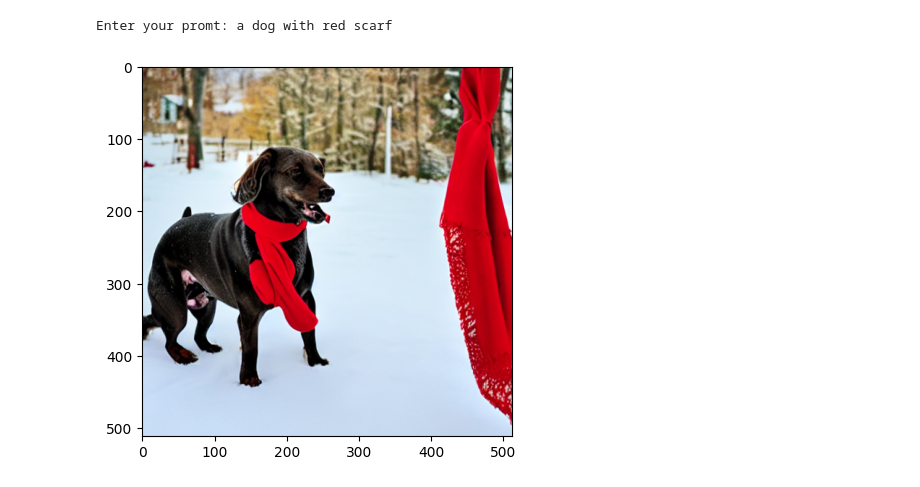
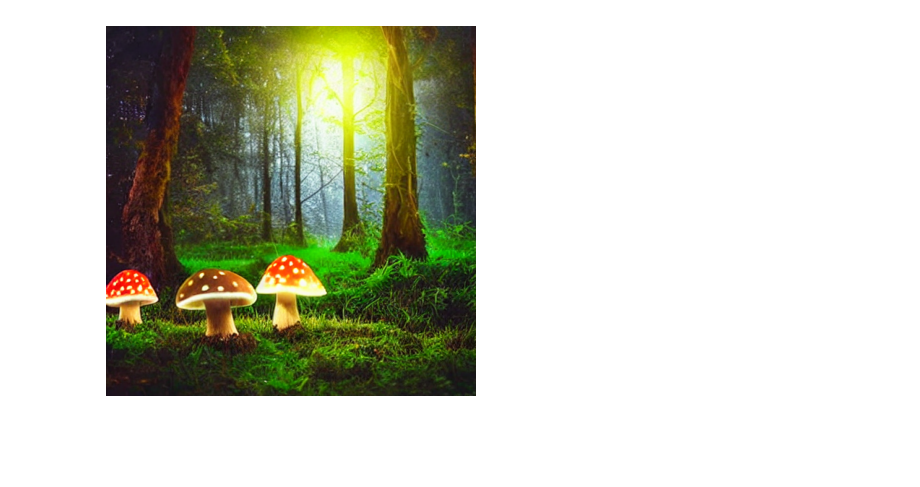
Before and after one commit to AbhipsaBanik/Text-to-image-generator, a Jupyter notebook: TEXT_TO_IMAGE_GENERATOR_(1).ipynb, the cells around one changed output. Cells and saved outputs as stored; diff of their text form; code cells hidden in the pictures; blank space fills up the shorter version.

```diff
--- a/TEXT_TO_IMAGE_GENERATOR_(1).ipynb
+++ b/TEXT_TO_IMAGE_GENERATOR_(1).ipynb
@@ -66,10 +66,11 @@ StableDiffusionPipeline {
-# %%
-with autocast(device):
-  textprompt = str(input("Enter your promt: "))
-
-  image = pipe(textprompt, guidance_scale=8.5).images[0]
-
-  imgplot = plt.imshow(image)
-# %% [output]
-Enter your promt: a dog with red scarf
-[figure, removed]
+# %%
+prompt = "A magical forest with glowing mushrooms"
+with torch.autocast("cuda"):
+    image = pipe(prompt).images[0]
+
+# Display the image
+plt.imshow(image)
+plt.axis("off")
+plt.show()
+# %% [output]
+[figure, added]
```
Also changed, not shown: parts of 2 cells of this notebook.
